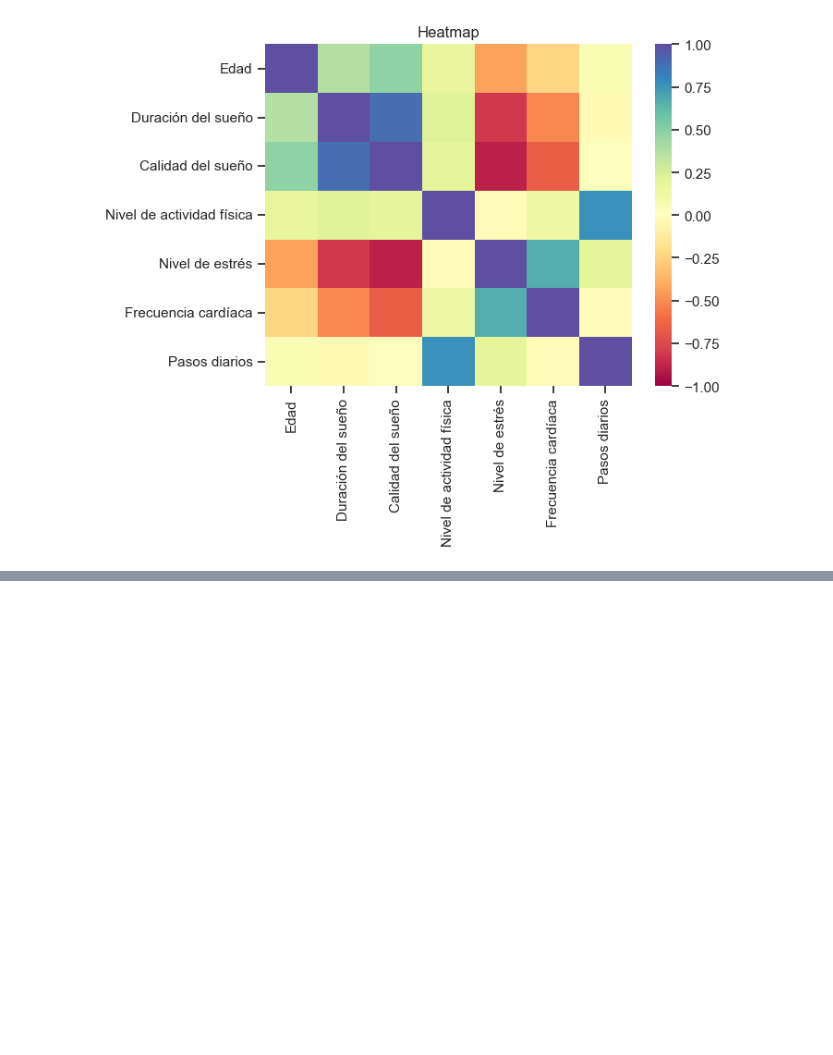
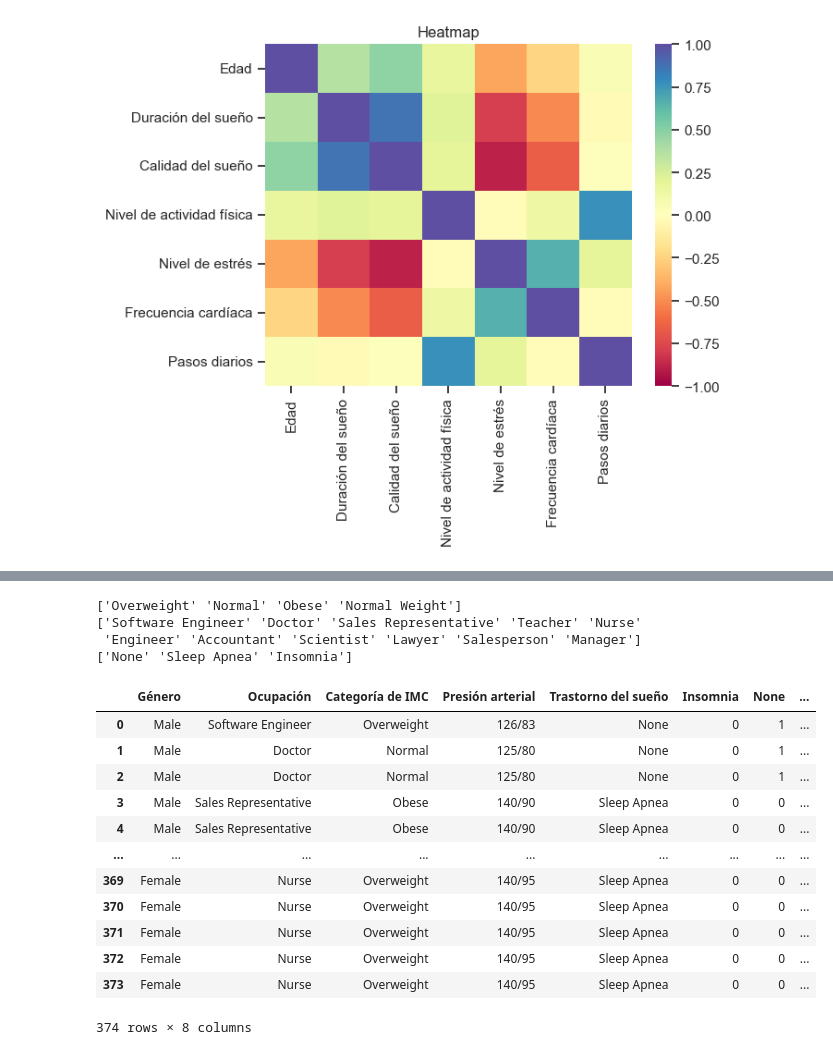
Before and after one commit to noelibaeza/cienciaDatos, a Jupyter notebook: salud_sueño.ipynb, the cells around one changed output, grey strips where cells are left out. Saved outputs shown, nothing was run; the diff lists cells and outputs as text; code cells hidden in the pictures; blank space fills up the shorter version.

```diff
--- a/salud_sueño.ipynb
+++ b/salud_sueño.ipynb
@@ -214,0 +328,30 @@ plt.show()
+# %%
+print(df_categorico["Categoría de IMC"].unique())
+print(df_categorico["Ocupación"].unique())
+print(df_categorico["Trastorno del sueño"].unique())
+# %% [output]
+['Overweight' 'Normal' 'Obese' 'Normal Weight']
+['Software Engineer' 'Doctor' 'Sales Representative' 'Teacher' 'Nurse'
+ 'Engineer' 'Accountant' 'Scientist' 'Lawyer' 'Salesperson' 'Manager']
+['None' 'Sleep Apnea' 'Insomnia']
+# %%
+# Dummificar la columna categórica
+df_dummified = pd.get_dummies(df_categorico['Trastorno del sueño'])
+
+# Concatenar el DataFrame original con el DataFrame dummificado
+df_final = pd.concat([df_categorico, df_dummified], axis=1)
+df_final
+# %% [output]
+|  | Género | Ocupación | Categoría de IMC | Presión arterial | Trastorno del sueño | Insomnia | None | ... |
+| 0 | Male | Software Engineer | Overweight | 126/83 | None | 0 | 1 | ... |
+| 1 | Male | Doctor | Normal | 125/80 | None | 0 | 1 | ... |
+| 2 | Male | Doctor | Normal | 125/80 | None | 0 | 1 | ... |
+| 3 | Male | Sales Representative | Obese | 140/90 | Sleep Apnea | 0 | 0 | ... |
+| 4 | Male | Sales Representative | Obese | 140/90 | Sleep Apnea | 0 | 0 | ... |
+| ... | ... | ... | ... | ... | ... | ... | ... | ... |
+| 369 | Female | Nurse | Overweight | 140/95 | Sleep Apnea | 0 | 0 | ... |
+| 370 | Female | Nurse | Overweight | 140/95 | Sleep Apnea | 0 | 0 | ... |
+| 371 | Female | Nurse | Overweight | 140/95 | Sleep Apnea | 0 | 0 | ... |
+| 372 | Female | Nurse | Overweight | 140/95 | Sleep Apnea | 0 | 0 | ... |
+| 373 | Female | Nurse | Overweight | 140/95 | Sleep Apnea | 0 | 0 | ... |
+374 rows × 8 columns
```
Also changed, not shown: parts of 13 cells of this notebook.
